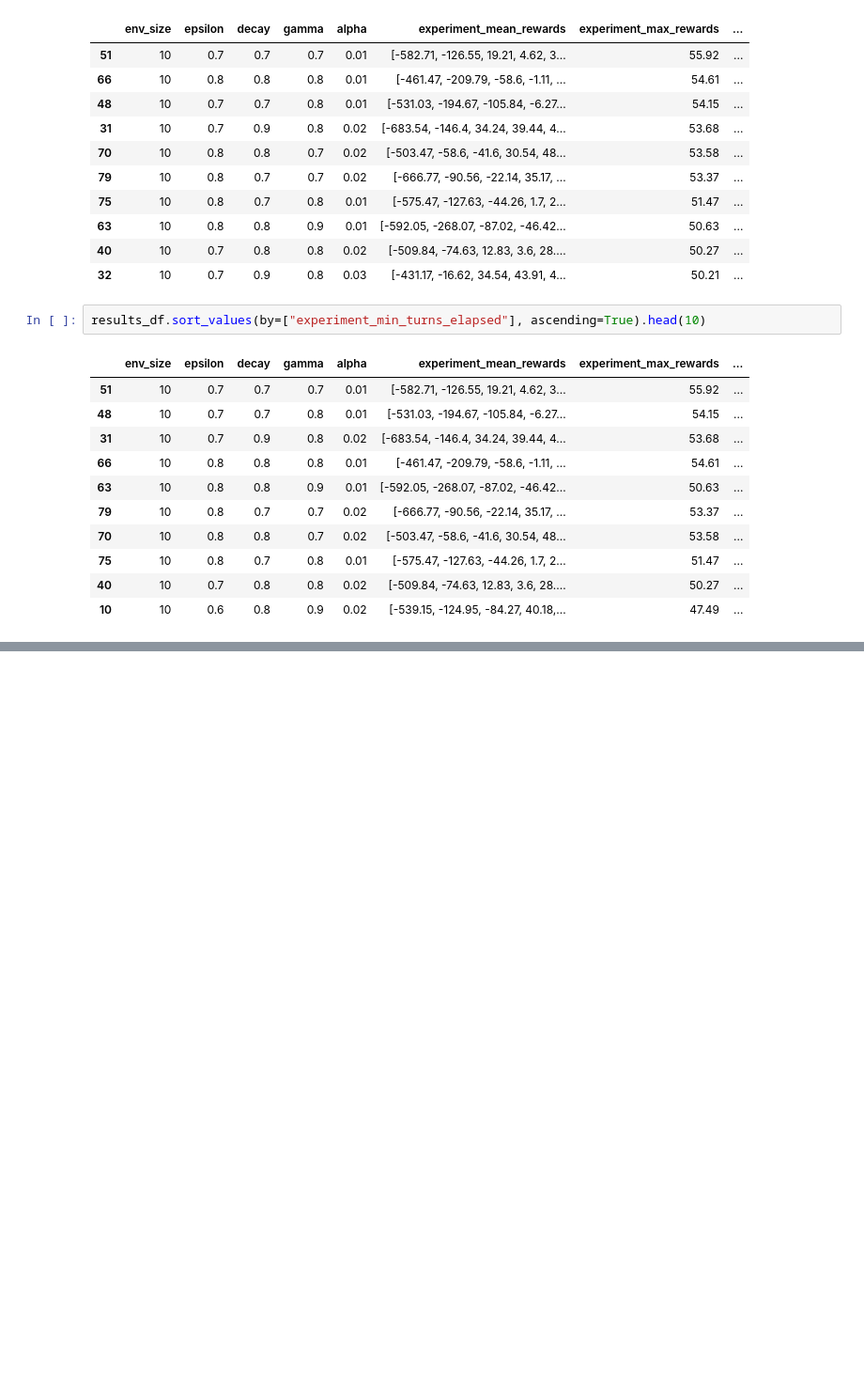
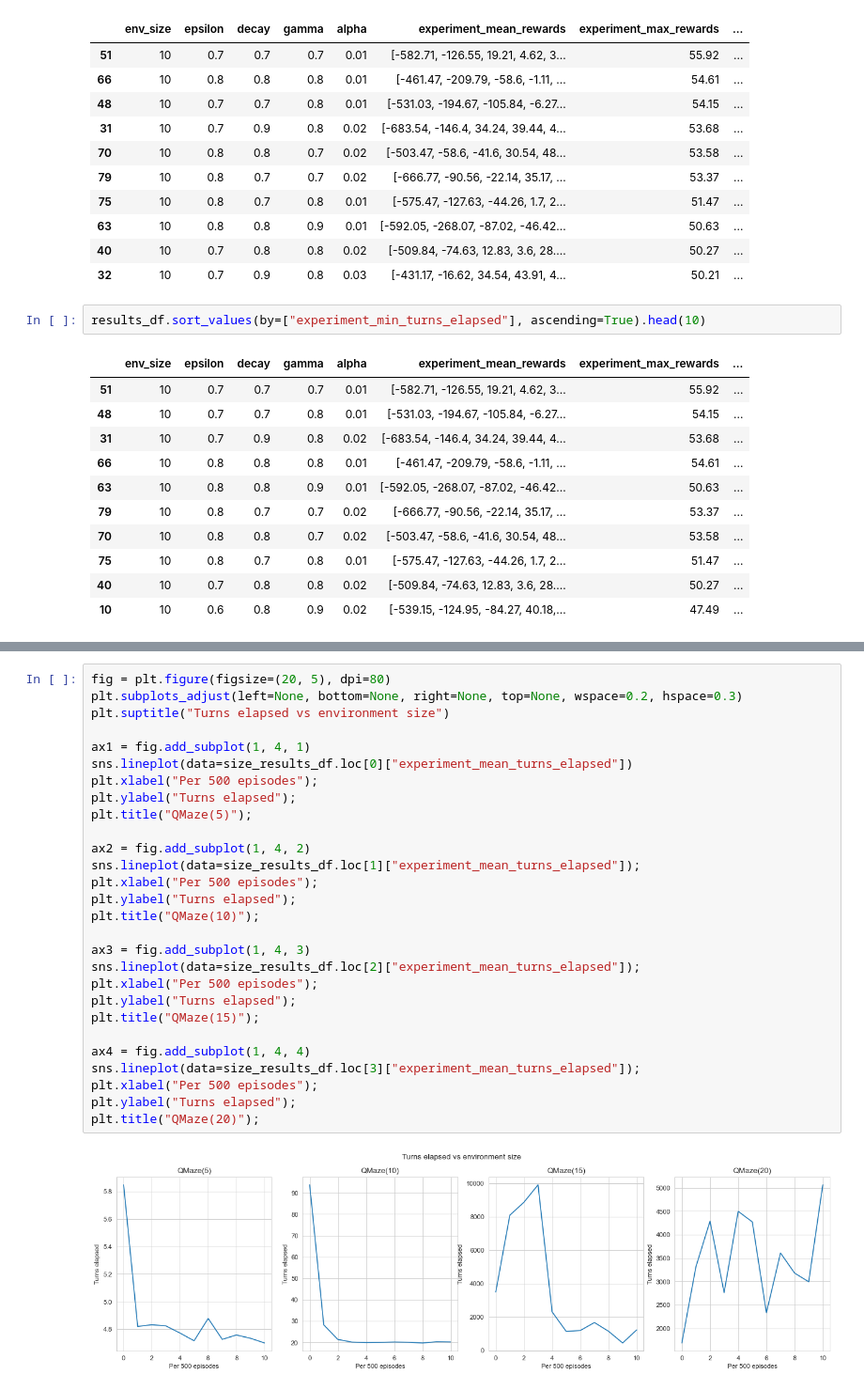
Before and after one commit to feiphoon/inm707-task2, a Jupyter notebook: src/maze/qlearning_analysis.ipynb, the cells around one changed output, grey strips where cells are left out. Shown: that part at 94% size. Cells and saved outputs as stored; diff of their text form; blank space fills up the shorter version.

```diff
--- a/src/maze/qlearning_analysis.ipynb
+++ b/src/maze/qlearning_analysis.ipynb
@@ -188,0 +247,30 @@ Performed the best with max reward of 55.92 and min turns taken at 13.46. Let's
+# %%
+fig = plt.figure(figsize=(20, 5), dpi=80)
+plt.subplots_adjust(left=None, bottom=None, right=None, top=None, wspace=0.2, hspace=0.3)
+plt.suptitle("Turns elapsed vs environment size")
+
+ax1 = fig.add_subplot(1, 4, 1)
+sns.lineplot(data=size_results_df.loc[0]["experiment_mean_turns_elapsed"])
+plt.xlabel("Per 500 episodes");
+plt.ylabel("Turns elapsed");
+plt.title("QMaze(5)");
+
+ax2 = fig.add_subplot(1, 4, 2)
+sns.lineplot(data=size_results_df.loc[1]["experiment_mean_turns_elapsed"]);
+plt.xlabel("Per 500 episodes");
+plt.ylabel("Turns elapsed");
+plt.title("QMaze(10)");
+
+ax3 = fig.add_subplot(1, 4, 3)
+sns.lineplot(data=size_results_df.loc[2]["experiment_mean_turns_elapsed"]);
+plt.xlabel("Per 500 episodes");
+plt.ylabel("Turns elapsed");
+plt.title("QMaze(15)");
+
+ax4 = fig.add_subplot(1, 4, 4)
+sns.lineplot(data=size_results_df.loc[3]["experiment_mean_turns_elapsed"]);
+plt.xlabel("Per 500 episodes");
+plt.ylabel("Turns elapsed");
+plt.title("QMaze(20)");
+# %% [output]
+[figure, added]
```
Also changed, not shown: parts of 6 cells of this notebook.
